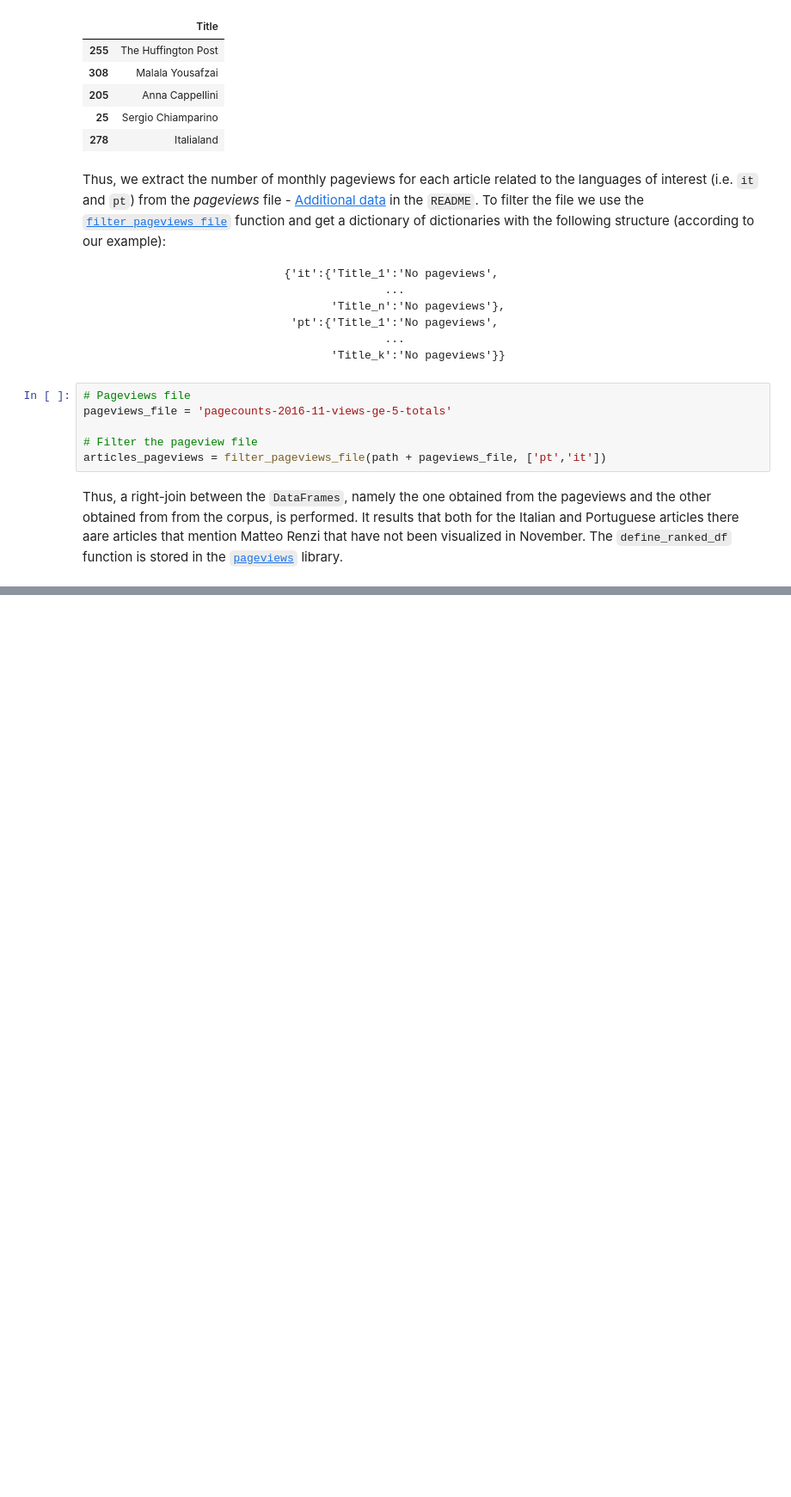
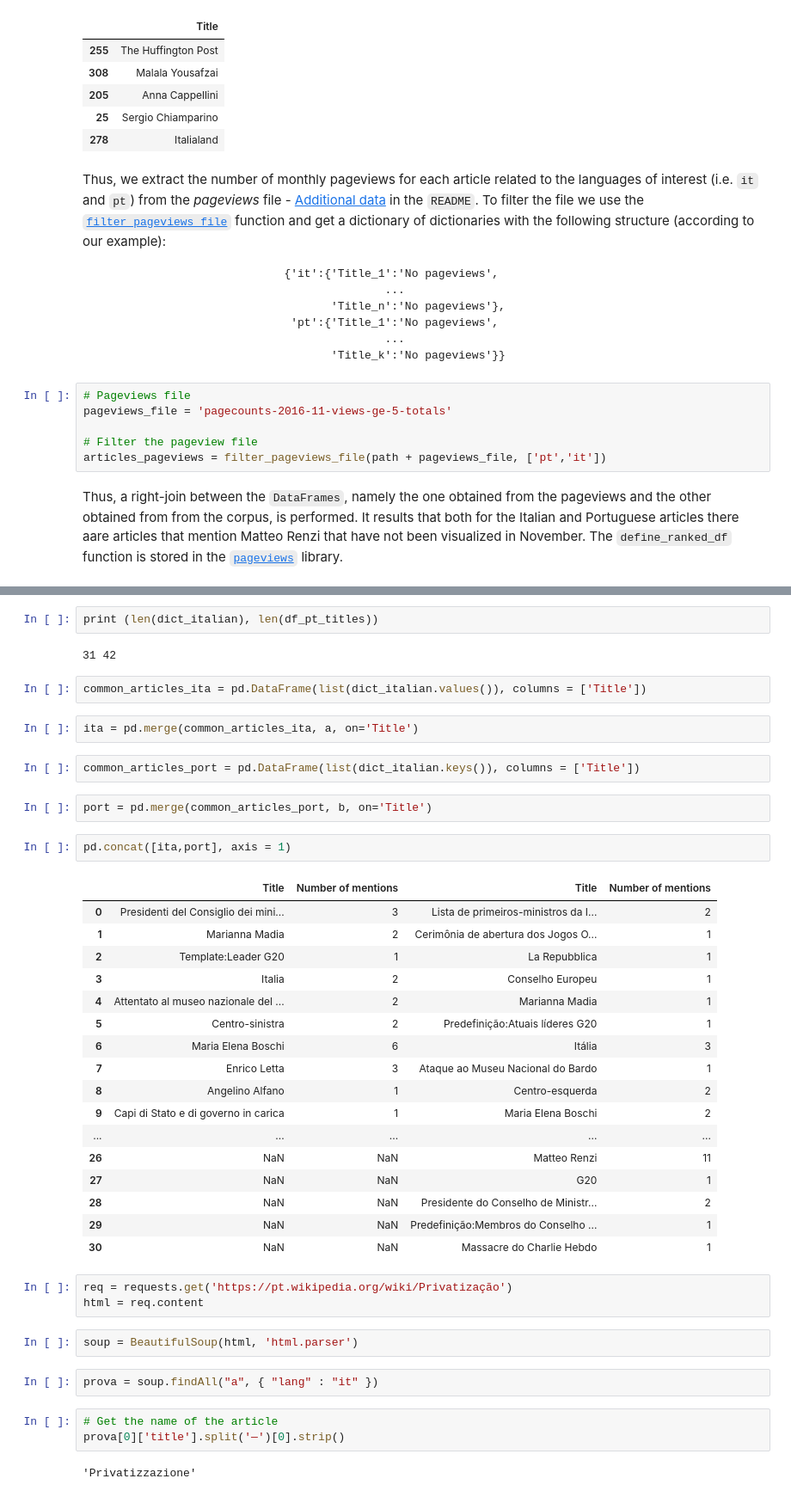
Before and after one commit to CriMenghini/Wikipedia, a Jupyter notebook: Mention/Mention_draft.ipynb, the cells around one changed output, grey strips where cells are left out. Shown: that part at 86% size. Saved outputs shown, nothing was run; the diff lists cells and outputs as text; blank space fills up the shorter version.

```diff
--- a/Mention/Mention_draft.ipynb
+++ b/Mention/Mention_draft.ipynb
@@ -112,0 +309,44 @@ Over the whole number of articles in the corpus  4  have not been visited during
+# %%
+print (len(dict_italian), len(df_pt_titles))
+# %% [output]
+31 42
+# %%
+common_articles_ita = pd.DataFrame(list(dict_italian.values()), columns = ['Title'])
+# %%
+ita = pd.merge(common_articles_ita, a, on='Title')
+# %%
+common_articles_port = pd.DataFrame(list(dict_italian.keys()), columns = ['Title'])
+# %%
+port = pd.merge(common_articles_port, b, on='Title')
+# %%
+pd.concat([ita,port], axis = 1)
+# %% [output]
+|  | Title | Number of mentions | Title | Number of mentions |
+| 0 | Presidenti del Consiglio dei mini... | 3 | Lista de primeiros-ministros da I... | 2 |
+| 1 | Marianna Madia | 2 | Cerimônia de abertura dos Jogos O... | 1 |
+| 2 | Template:Leader G20 | 1 | La Repubblica | 1 |
+| 3 | Italia | 2 | Conselho Europeu | 1 |
+| 4 | Attentato al museo nazionale del ... | 2 | Marianna Madia | 1 |
+| 5 | Centro-sinistra | 2 | Predefinição:Atuais líderes G20 | 1 |
+| 6 | Maria Elena Boschi | 6 | Itália | 3 |
+| 7 | Enrico Letta | 3 | Ataque ao Museu Nacional do Bardo | 1 |
+| 8 | Angelino Alfano | 1 | Centro-esquerda | 2 |
+| 9 | Capi di Stato e di governo in carica | 1 | Maria Elena Boschi | 2 |
+| ... | ... | ... | ... | ... |
+| 26 | NaN | NaN | Matteo Renzi | 11 |
+| 27 | NaN | NaN | G20 | 1 |
+| 28 | NaN | NaN | Presidente do Conselho de Ministr... | 2 |
+| 29 | NaN | NaN | Predefinição:Membros do Conselho ... | 1 |
+| 30 | NaN | NaN | Massacre do Charlie Hebdo | 1 |
+# %%
+req = requests.get('https://pt.wikipedia.org/wiki/Privatização')
+html = req.content
+# %%
+soup = BeautifulSoup(html, 'html.parser')
+# %%
+prova = soup.findAll("a", { "lang" : "it" })
+# %%
+# Get the name of the article
+prova[0]['title'].split('—')[0].strip()
+# %% [output]
+'Privatizzazione'
```
Also changed, not shown: parts of 22 cells of this notebook, 1 other file.
